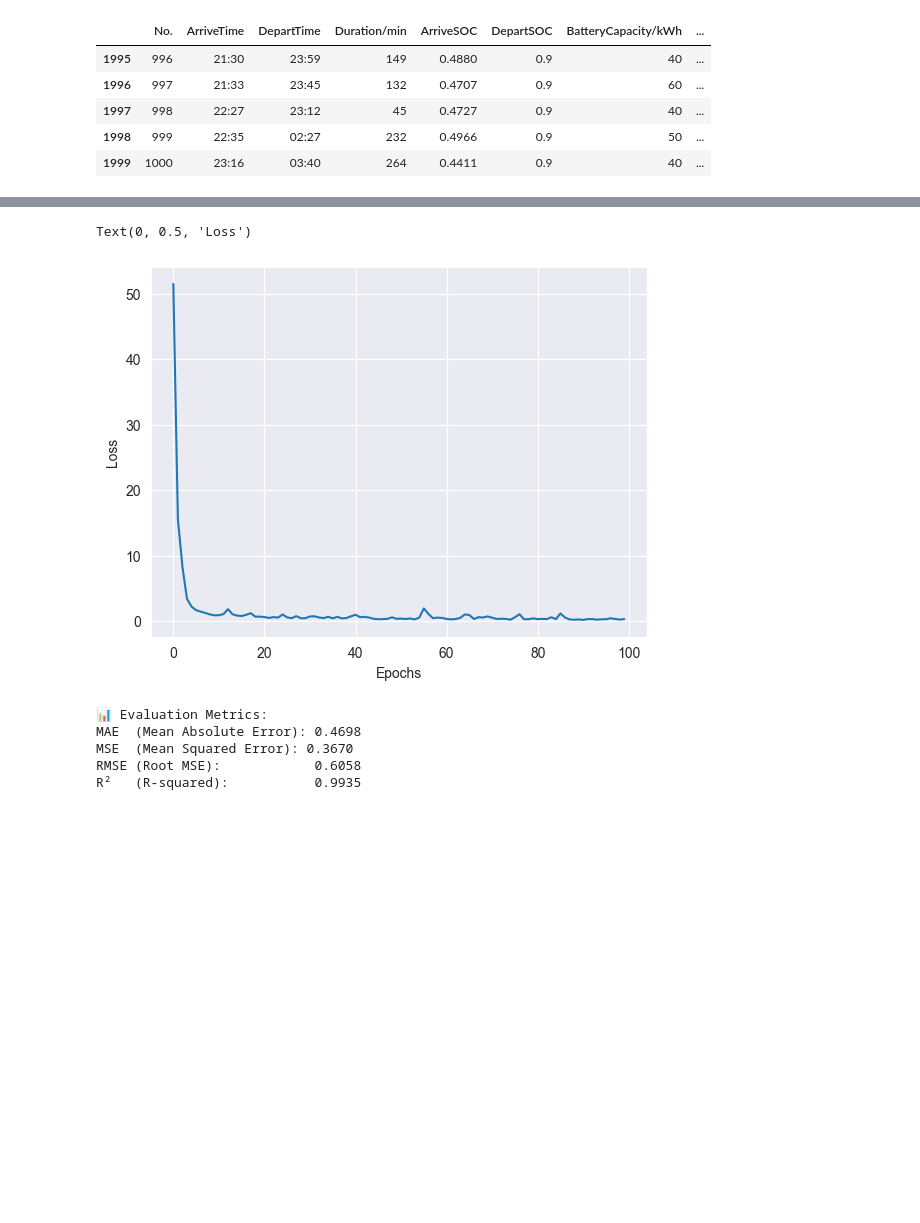
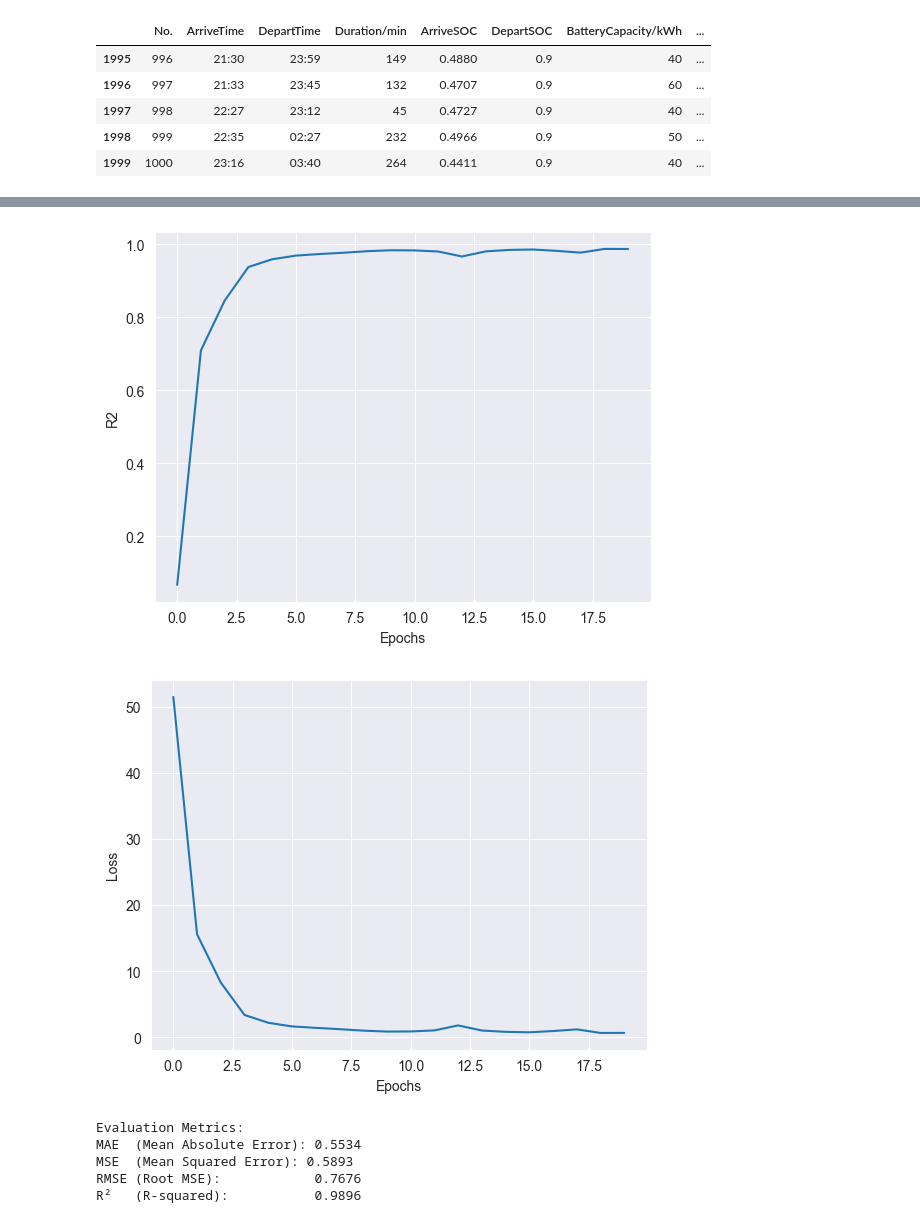
Before and after one commit to Ziyankhan2106/DL, a Jupyter notebook: ev.ipynb, the cells around one changed output, grey strips where cells are left out. Cells and saved outputs as stored; diff of their text form; code cells hidden in the pictures; blank space fills up the shorter version.

Commit message:
added r2 graph

```diff
--- a/ev.ipynb
+++ b/ev.ipynb
@@ -197,41 +146,35 @@ criterion = nn.MSELoss()
 optimizer = torch.optim.Adam(model.parameters(), lr=0.01)
 # %%
 #train model
-#decide how many epochs we want to train the model
-
-# for i in range(epoch):
-#     #forward pass and get predictions
-#     y_pred = model.forward(X_train)
-#     #measure loss
-#     loss = criterion(y_pred, y_train) #it calculates the error between predicted and actual labels
-#     #keep track of losses
-#     losses.append(loss.detach().numpy())
-#     #print loss every 10 epochs
-#     if i % 10 == 0:
-#         print(f'Epoch {i} Loss: {loss}')
-#     #do backpropagation: take error of forward pass and feed it back to model to fine tune the weights
-#     optimizer.zero_grad() #clear previous gradients
-#     loss.backward() #calculate gradients
-#     optimizer.step() #update weights based on gradients
 
 losses = []
-epochs = 100
+rs=[]
+#decide how many epochs we want to train the model
+epochs = 20
 
 for epoch in range(epochs):
     model.train()
     epoch_loss = 0
+    epoch_r2=0
 
     for X_batch, y_batch in train_loader:
         optimizer.zero_grad()
         output = model(X_batch)
         loss = criterion(output, y_batch)
+        r2 = r2_score(y_batch.detach().cpu().numpy(), output.detach().cpu().numpy())
         loss.backward()
         optimizer.step()
 
         epoch_loss += loss.item()
+        epoch_r2 += r2
+
+
 
     avg_loss = epoch_loss / len(train_loader)
+    avg_r2=epoch_r2 / len(train_loader)
+    rs.append(avg_r2)
     losses.append(avg_loss)
 
     print(f"Epoch {epoch+1}/{epochs} - Loss: {avg_loss:.4f}")
+    print(f"Epoch {epoch+1}/{epochs} - R2: {avg_r2:.4f}")
 # %% [output]
@@ -255,8 +198,14 @@ Epoch 100/100 - Loss: 0.3118
 # %%
 #graph
+plt.plot(range(epochs), rs)
+plt.xlabel('Epochs')
+plt.ylabel('R2')
+plt.show()
+
 plt.plot(range(epochs), losses)
 plt.xlabel('Epochs')
 plt.ylabel('Loss')
+plt.show()
 # %% [output]
-Text(0, 0.5, 'Loss')
-[figure, old version]
+[figure, new version]
+[figure, added]
@@ -294,14 +234,14 @@ rmse = np.sqrt(mse)
 r2 = r2_score(y_test, y_pred)
 
 # Print results
-print(f"📊 Evaluation Metrics:")
+print(f"Evaluation Metrics:")
 print(f"MAE  (Mean Absolute Error): {mae:.4f}")
 print(f"MSE  (Mean Squared Error): {mse:.4f}")
 print(f"RMSE (Root MSE):            {rmse:.4f}")
 print(f"R²   (R-squared):           {r2:.4f}")
 # %% [output]
-📊 Evaluation Metrics:
-MAE  (Mean Absolute Error): 0.4698
-MSE  (Mean Squared Error): 0.3670
-RMSE (Root MSE):            0.6058
-R²   (R-squared):           0.9935
+Evaluation Metrics:
+MAE  (Mean Absolute Error): 0.5534
+MSE  (Mean Squared Error): 0.5893
+RMSE (Root MSE):            0.7676
+R²   (R-squared):           0.9896
```
Also changed, not shown: parts of 8 cells of this notebook.
